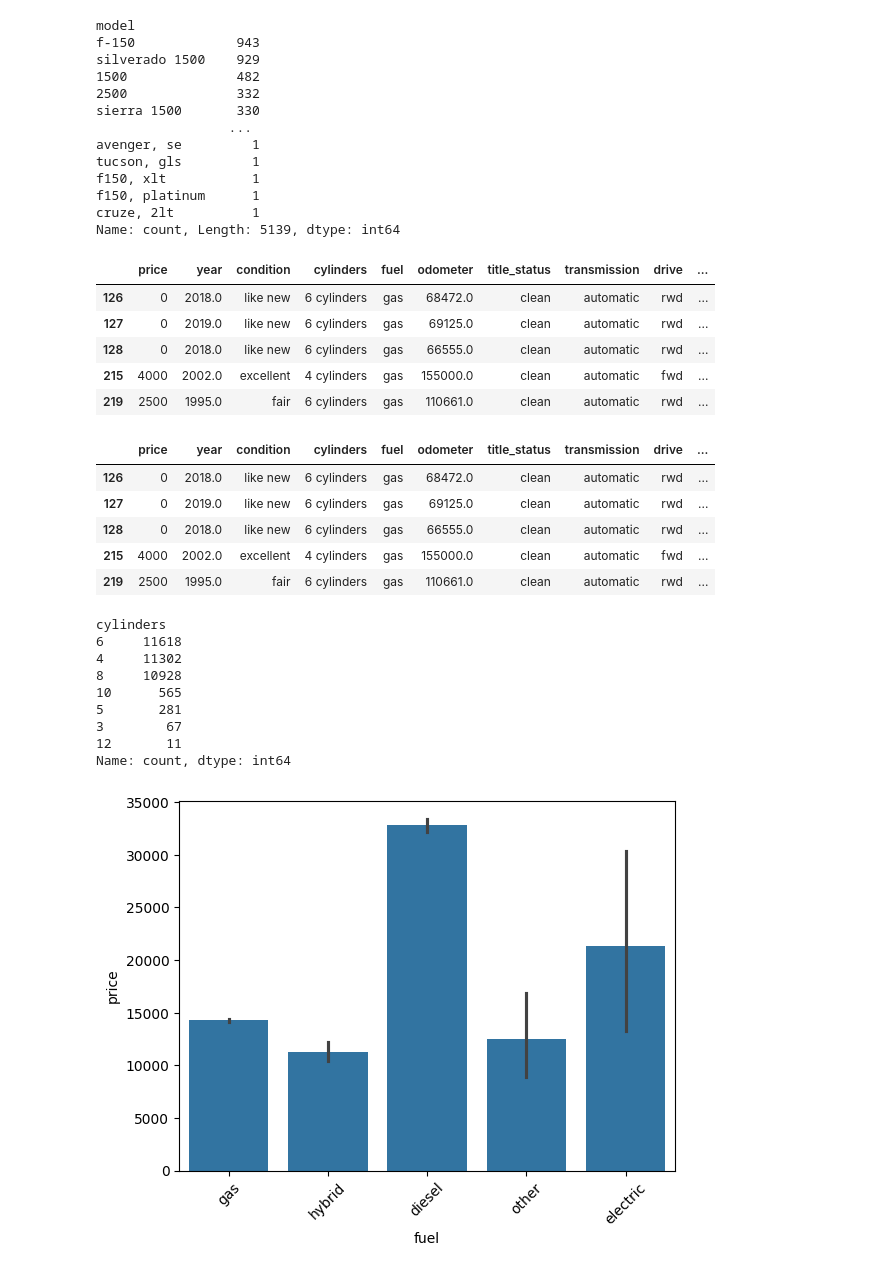
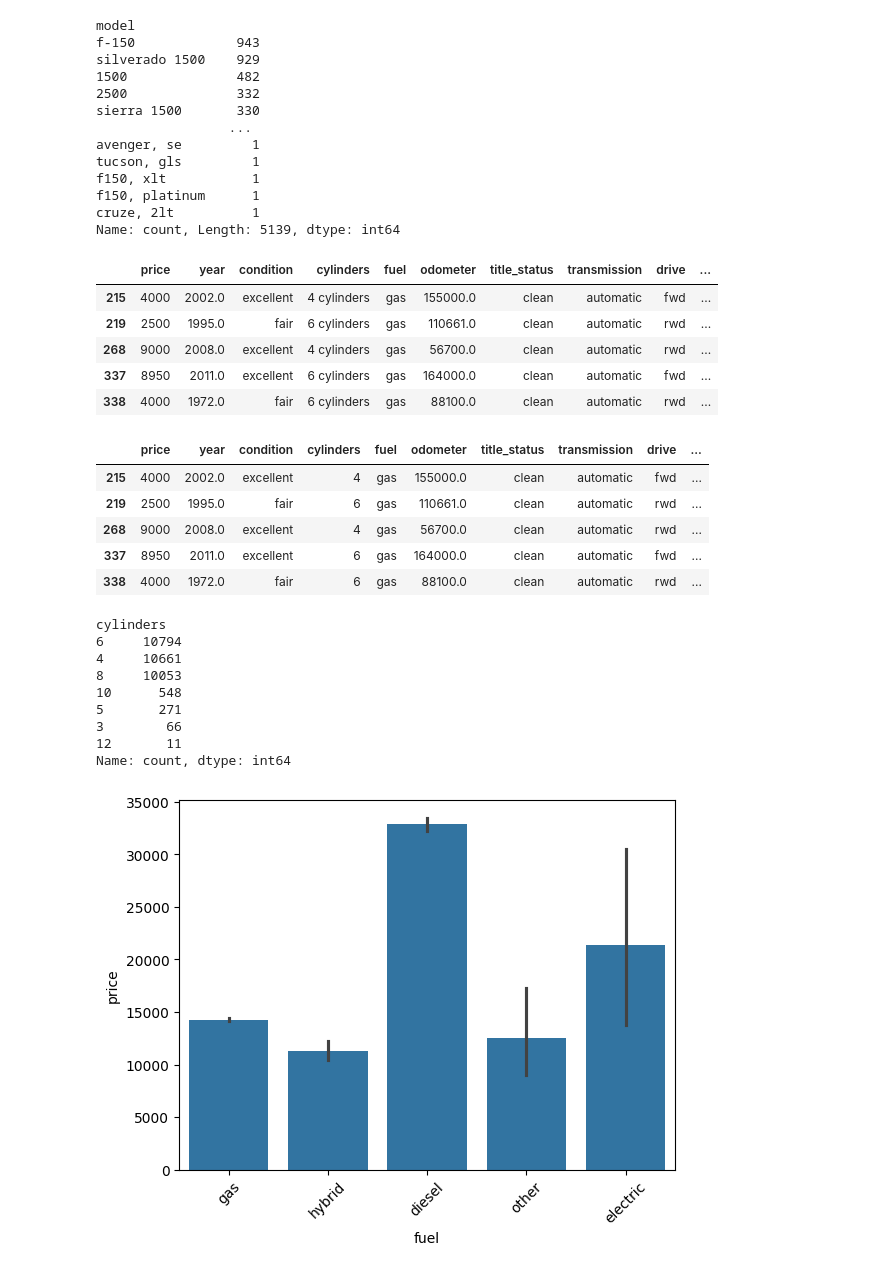
Before and after one commit to timeless81/Module-11---Used-Cars, a Jupyter notebook: prompt_II.ipynb, the cells around one changed output. Cells and saved outputs as stored; diff of their text form; code cells hidden in the pictures.

```diff
--- a/prompt_II.ipynb
+++ b/prompt_II.ipynb
@@ -131,6 +132,9 @@ Data columns (total 18 columns):
  17  state         34868 non-null  str
 dtypes: float64(2), int64(2), str(14)
 memory usage: 5.1 MB
+# %%
+# Remove rows where price is 0
+df = df.loc[df['price'] > 0.0]
 # %%
 # Columns which are sure to not impact the price of the car
 # VIN, id - remove these columns
@@ -187,23 +191,27 @@ df.drop(columns=['manufacturer', 'model'], inplace=True)
 df.head()
 # %% [output]
 |  | price | year | condition | cylinders | fuel | odometer | title_status | transmission | drive | ... |
-| 126 | 0 | 2018.0 | like new | 6 cylinders | gas | 68472.0 | clean | automatic | rwd | ... |
-| 127 | 0 | 2019.0 | like new | 6 cylinders | gas | 69125.0 | clean | automatic | rwd | ... |
-| 128 | 0 | 2018.0 | like new | 6 cylinders | gas | 66555.0 | clean | automatic | rwd | ... |
 | 215 | 4000 | 2002.0 | excellent | 4 cylinders | gas | 155000.0 | clean | automatic | fwd | ... |
 | 219 | 2500 | 1995.0 | fair | 6 cylinders | gas | 110661.0 | clean | automatic | rwd | ... |
+| 268 | 9000 | 2008.0 | excellent | 4 cylinders | gas | 56700.0 | clean | automatic | rwd | ... |
+| 337 | 8950 | 2011.0 | excellent | 6 cylinders | gas | 164000.0 | clean | automatic | fwd | ... |
+| 338 | 4000 | 1972.0 | fair | 6 cylinders | gas | 88100.0 | clean | automatic | rwd | ... |
 # %%
-# Use the target encoding on the make_model to put the average price of the car for that make and model
+# Using the target encoding on the make_model to put the average price of the car for that make and model
+
+# Using the target encoding for state to account for different price of the similar car in different states
 
 df['make_model'] = df['make_model'].map(df.groupby('make_model')['price'].mean().round(2))
+
+df['state'] = df['state'].map(df.groupby('state')['price'].mean().round(2))
 df.head()
 # %% [output]
 |  | price | year | condition | cylinders | fuel | odometer | title_status | transmission | drive | ... |
-| 126 | 0 | 2018.0 | like new | 6 cylinders | gas | 68472.0 | clean | automatic | rwd | ... |
-| 127 | 0 | 2019.0 | like new | 6 cylinders | gas | 69125.0 | clean | automatic | rwd | ... |
-| 128 | 0 | 2018.0 | like new | 6 cylinders | gas | 66555.0 | clean | automatic | rwd | ... |
-| 215 | 4000 | 2002.0 | excellent | 4 cylinders | gas | 155000.0 | clean | automatic | fwd | ... |
-| 219 | 2500 | 1995.0 | fair | 6 cylinders | gas | 110661.0 | clean | automatic | rwd | ... |
+| 215 | 4000 | 2002.0 | excellent | 4 | gas | 155000.0 | clean | automatic | fwd | ... |
+| 219 | 2500 | 1995.0 | fair | 6 | gas | 110661.0 | clean | automatic | rwd | ... |
+| 268 | 9000 | 2008.0 | excellent | 4 | gas | 56700.0 | clean | automatic | rwd | ... |
+| 337 | 8950 | 2011.0 | excellent | 6 | gas | 164000.0 | clean | automatic | fwd | ... |
+| 338 | 4000 | 1972.0 | fair | 6 | gas | 88100.0 | clean | automatic | rwd | ... |
 # %%
 # Modify the cylinder column to have a numerical value, change the 'other' cylinder to -1 value
 df['cylinders'] = df['cylinders'].apply(lambda x : x.split()[0])
@@ -214,12 +222,12 @@ df = df.loc[df['cylinders'] != 'other']
 df['cylinders'].value_counts()
 # %% [output]
 cylinders
-6     11618
-4     11302
-8     10928
-10      565
-5       281
-3        67
+6     10794
+4     10661
+8     10053
+10      548
+5       271
+3        66
 12       11
 Name: count, dtype: int64
 # %%
```
Also changed, not shown: parts of 9 cells of this notebook.
